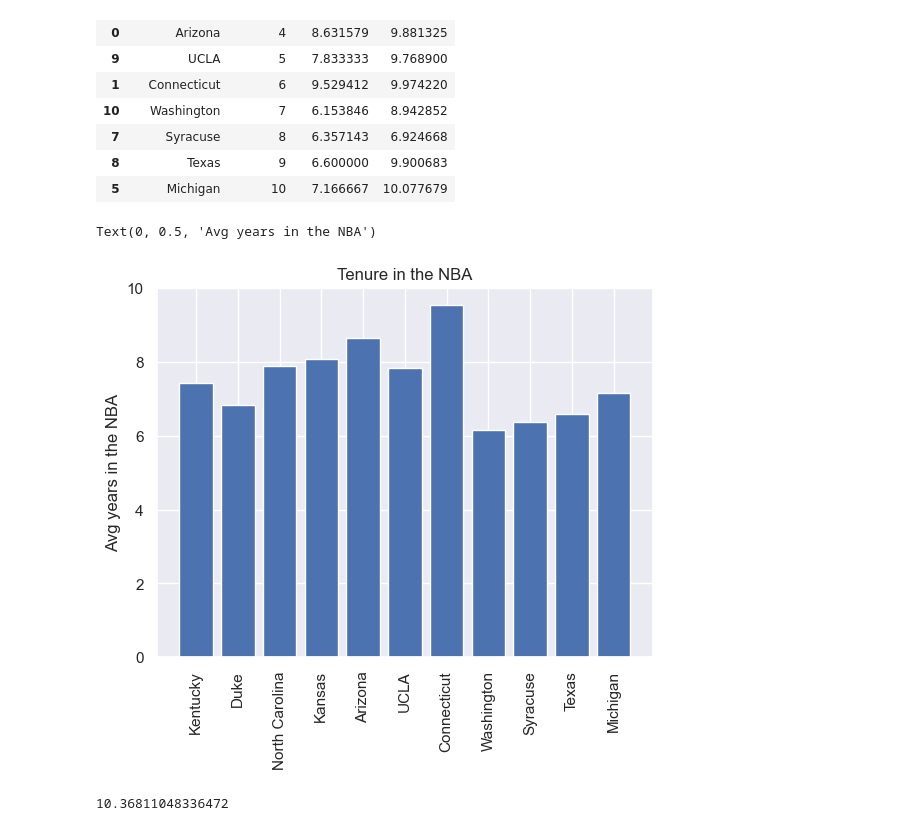
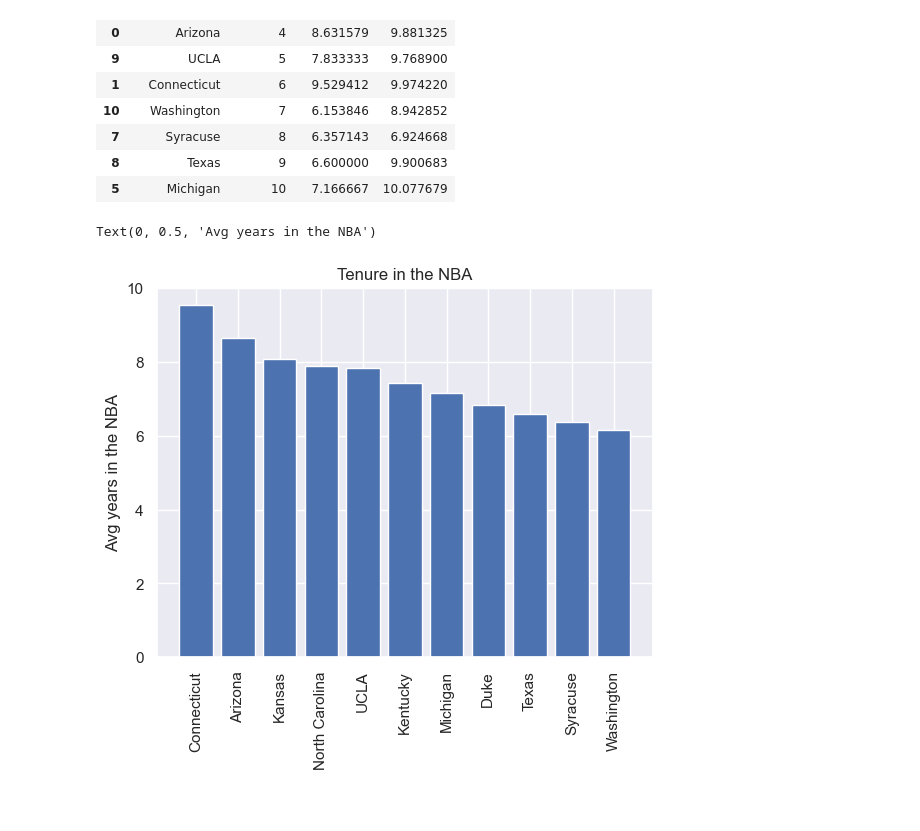
Before and after one commit to doorfish/data-analysis-project, a Jupyter notebook: python_data_analysis_project.ipynb, the cells around one changed output. Drawn from its saved outputs; the diff is of its cells as text; code cells hidden in the pictures.

```diff
--- a/python_data_analysis_project.ipynb
+++ b/python_data_analysis_project.ipynb
@@ -248,10 +196,12 @@ plt.show()
 # %%
+#Convert column to numeric
 def population_sort(row):
     if row['draft_year'] < 2009:
         val = 'old'
     else:
         val = 'new'
     return val
+
+first_year['draft_year'] = pd.to_numeric(first_year['draft_year'])
 first_year['draft_pop'] = first_year.apply(population_sort, axis=1)
-first_year
 # %% [output]
@@ -613,12 +530,3 @@ test
 | 666 | Ziaire Williams | Stanford | 24 | 2 |
 | 667 | Zion Williamson | Duke | 1 | 3 |
 668 rows × 4 columns
-# %%
-college_analysis['draft_number'] = pd.to_numeric(college_analysis['draft_number'])
-college_analysis = college_analysis.sort_values(by=['draft_number'], ascending=True)
-func_df = college_analysis.loc[(college_analysis['ranking'] <= 30)]
-sns.lineplot(func_df,x='start_year',y='pts')
-sns.lineplot(func_df,x='start_year',y=('reb'))
-sns.lineplot(func_df,x='start_year',y=('ast'))
-plt.xticks(rotation=90)
-plt.show()
@@ -661,15 +551,13 @@ stat_df
 | 8 | Texas | 9 | 6.600000 | 9.900683 |
 | 5 | Michigan | 10 | 7.166667 | 10.077679 |
 # %%
-stat_df =
+#Show average career length in NBA
+
+stat_df = stat_df.sort_values('start_year', ascending=False)
 plt.bar(stat_df['college'],stat_df['start_year'])
 plt.xticks(rotation=90)
 plt.title('Tenure in the NBA')
 plt.ylabel('Avg years in the NBA')
 # %% [output]
 Text(0, 0.5, 'Avg years in the NBA')
-[figure, old version]
+[figure, new version]
-# %%
-college_analysis['pts'].mean()
-# %% [output]
-10.36811048336472
```
Also changed, not shown: parts of 29 cells of this notebook.
